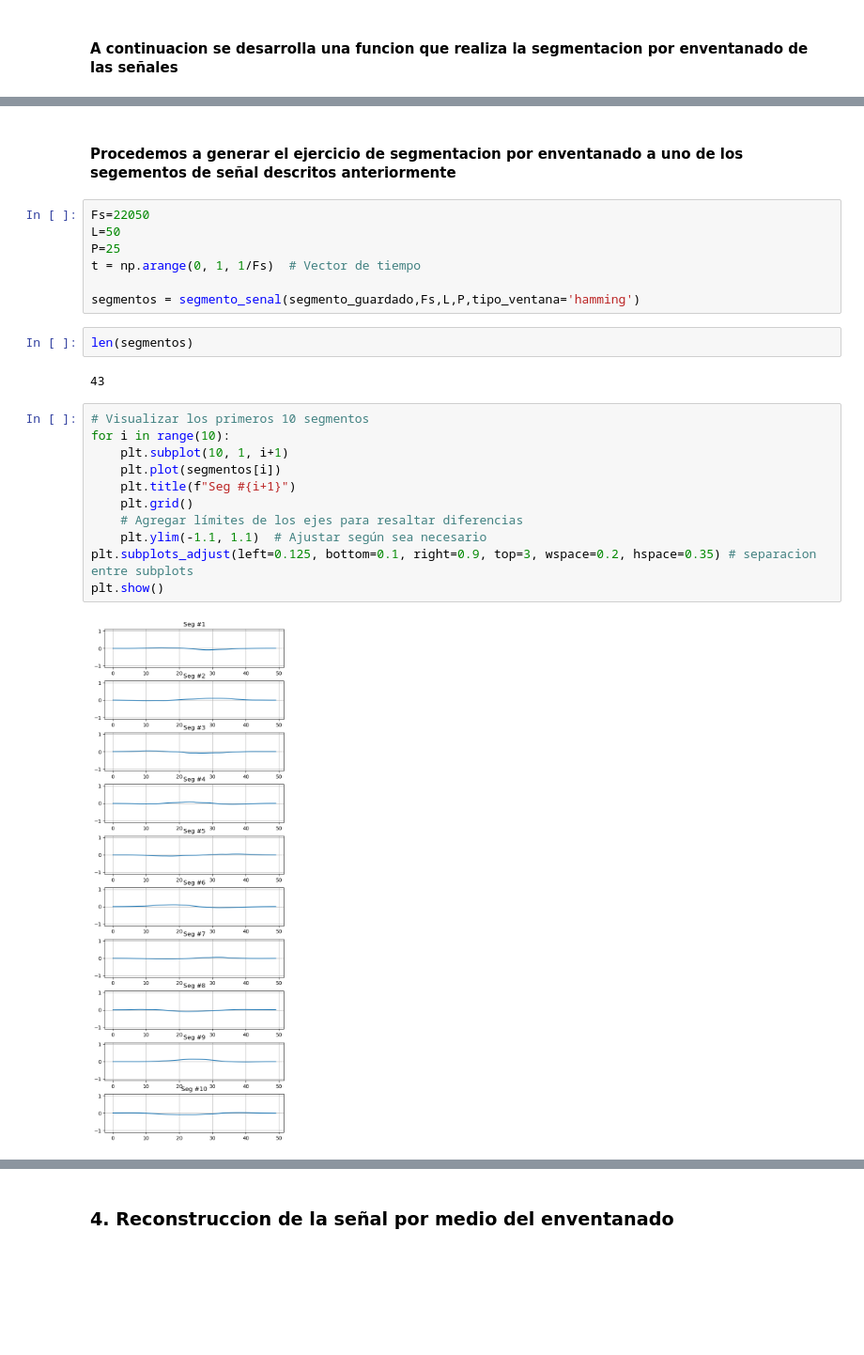
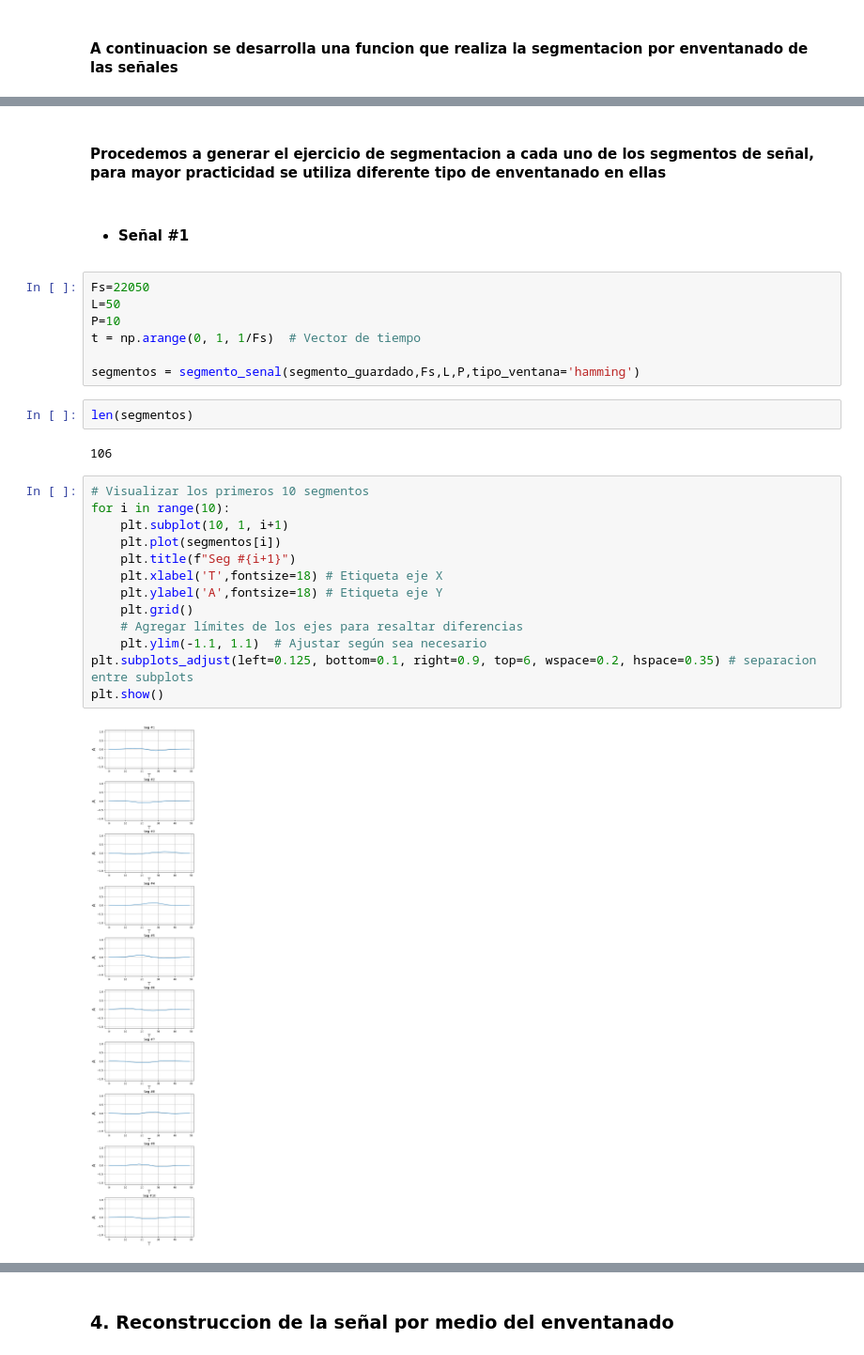
Before and after one commit to Camilocastellanos1002/Senales-III, a Jupyter notebook: Laboratorio/Laboratorio 1/Lab1_TDSIII_ChaparroCastellanos_JuanCamilo_Restrepo_Sebastian.ipynb, the cells around one changed output, grey strips where cells are left out. Shown at 94% size. Drawn from its saved outputs; the diff is of its cells as text; blank space fills up the shorter version.

```diff
--- a/Laboratorio/Laboratorio 1/Lab1_TDSIII_ChaparroCastellanos_JuanCamilo_Restrepo_Sebastian.ipynb
+++ b/Laboratorio/Laboratorio 1/Lab1_TDSIII_ChaparroCastellanos_JuanCamilo_Restrepo_Sebastian.ipynb
@@ -229,28 +213,32 @@ def segmento_senal(senal, fs, L, P, tipo_ventana='rectangular'):
 
     return segmentos
 # %% [markdown]
-#### Procedemos a generar el ejercicio de segmentacion por enventanado a uno de los segementos de señal descritos anteriormente
+#### Procedemos a generar el ejercicio de segmentacion a cada uno de los segmentos de señal, para mayor practicidad se utiliza diferente tipo de enventanado en ellas
+# %% [markdown]
+* #### Señal #1
 # %%
 Fs=22050
 L=50
-P=25
+P=10
 t = np.arange(0, 1, 1/Fs)  # Vector de tiempo
 
 segmentos = segmento_senal(segmento_guardado,Fs,L,P,tipo_ventana='hamming')
 # %%
 len(segmentos)
 # %% [output]
-43
+106
 # %%
 # Visualizar los primeros 10 segmentos
 for i in range(10):
     plt.subplot(10, 1, i+1)
     plt.plot(segmentos[i])
     plt.title(f"Seg #{i+1}")
+    plt.xlabel('T',fontsize=18) # Etiqueta eje X
+    plt.ylabel('A',fontsize=18) # Etiqueta eje Y
     plt.grid()
     # Agregar límites de los ejes para resaltar diferencias
     plt.ylim(-1.1, 1.1)  # Ajustar según sea necesario
-plt.subplots_adjust(left=0.125, bottom=0.1, right=0.9, top=3, wspace=0.2, hspace=0.35) # separacion entre subplots
+plt.subplots_adjust(left=0.125, bottom=0.1, right=0.9, top=6, wspace=0.2, hspace=0.35) # separacion entre subplots
 plt.show()
 # %% [output]
-[figure, old version]
+[figure, new version]
```
Also changed, not shown: parts of 40 cells of this notebook.
